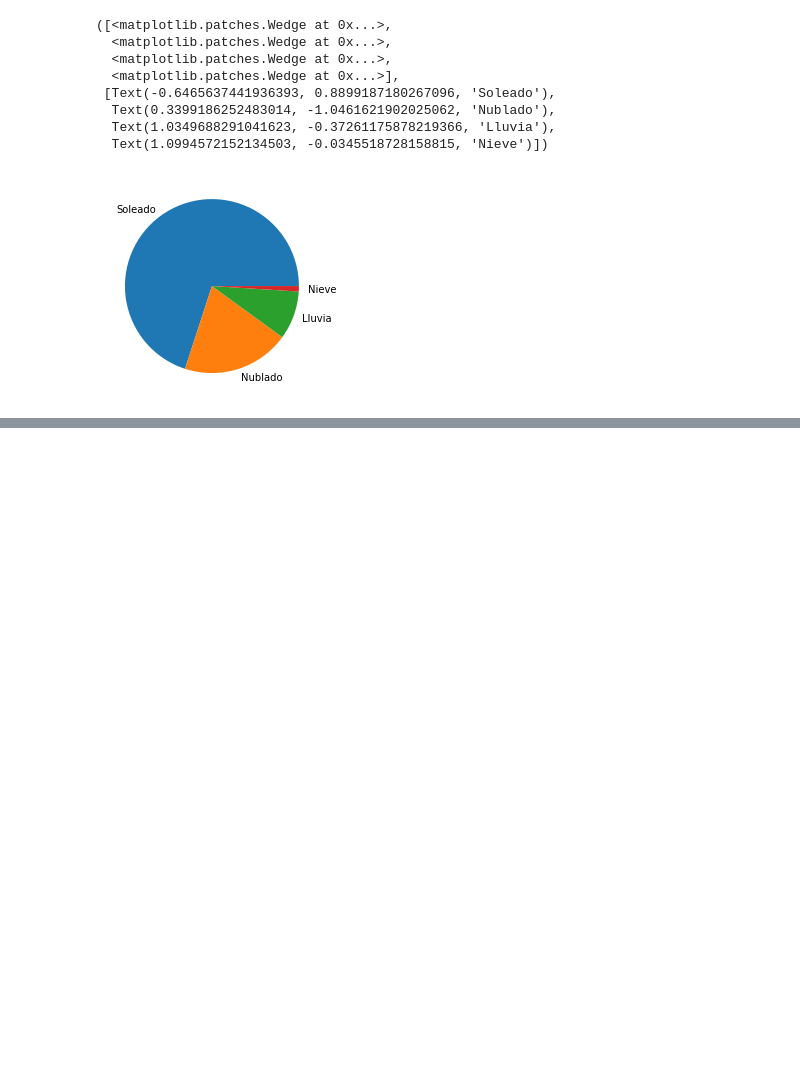
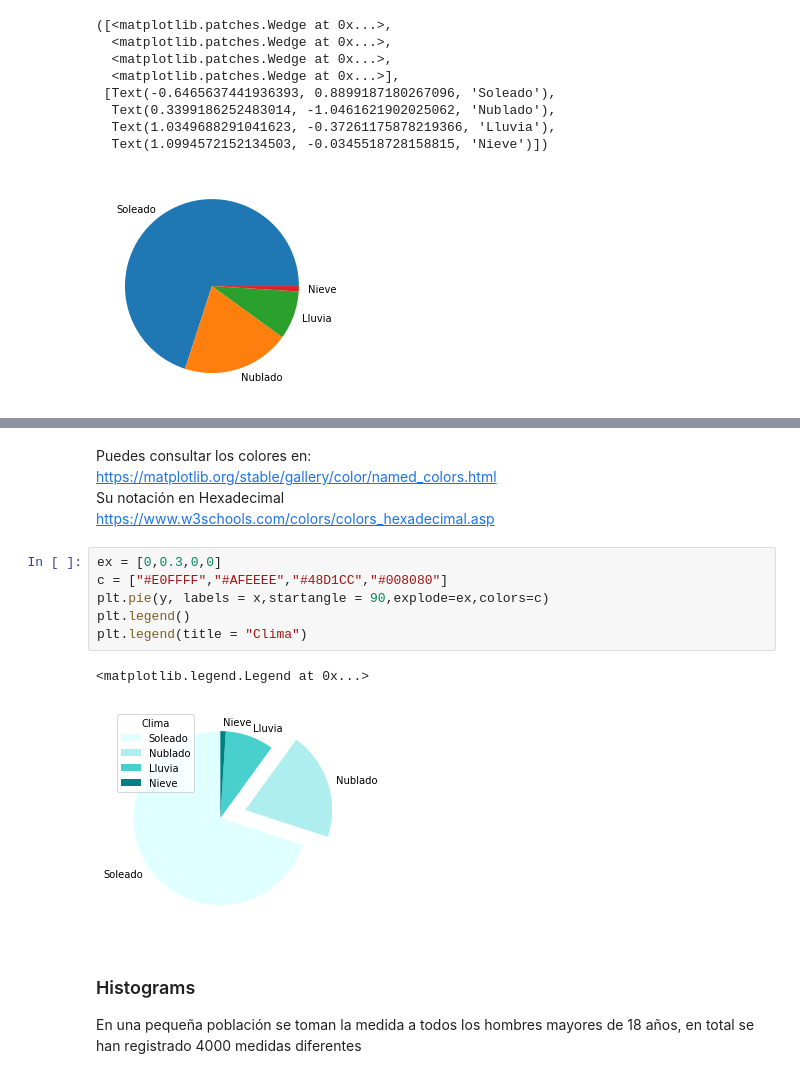
Before and after one commit to dgtrabada/python, a Jupyter notebook: 07_Matplotlib/Matplotlib.ipynb, the cells around one changed output, grey strips where cells are left out. Saved outputs shown, nothing was run; the diff lists cells and outputs as text; blank space fills up the shorter version.

```diff
--- a/07_Matplotlib/Matplotlib.ipynb
+++ b/07_Matplotlib/Matplotlib.ipynb
@@ -204,0 +167,18 @@ Representa también la función con D/2, busca y representa también como poner
+# %% [markdown]
+Puedes consultar los colores en:
+https://matplotlib.org/stable/gallery/color/named_colors.html
+Su notación en Hexadecimal
+https://www.w3schools.com/colors/colors_hexadecimal.asp
+# %%
+ex = [0,0.3,0,0]
+c = ["#E0FFFF","#AFEEEE","#48D1CC","#008080"]
+plt.pie(y, labels = x,startangle = 90,explode=ex,colors=c)
+plt.legend()
+plt.legend(title = "Clima")
+# %% [output]
+<matplotlib.legend.Legend at 0x...>
+[figure, added]
+# %% [markdown]
+### Histograms
+
+En una pequeña población se toman la medida a todos los hombres mayores de 18 años, en total se han registrado 4000 medidas diferentes
```
Also changed, not shown: parts of 22 cells of this notebook, 3 other files.
